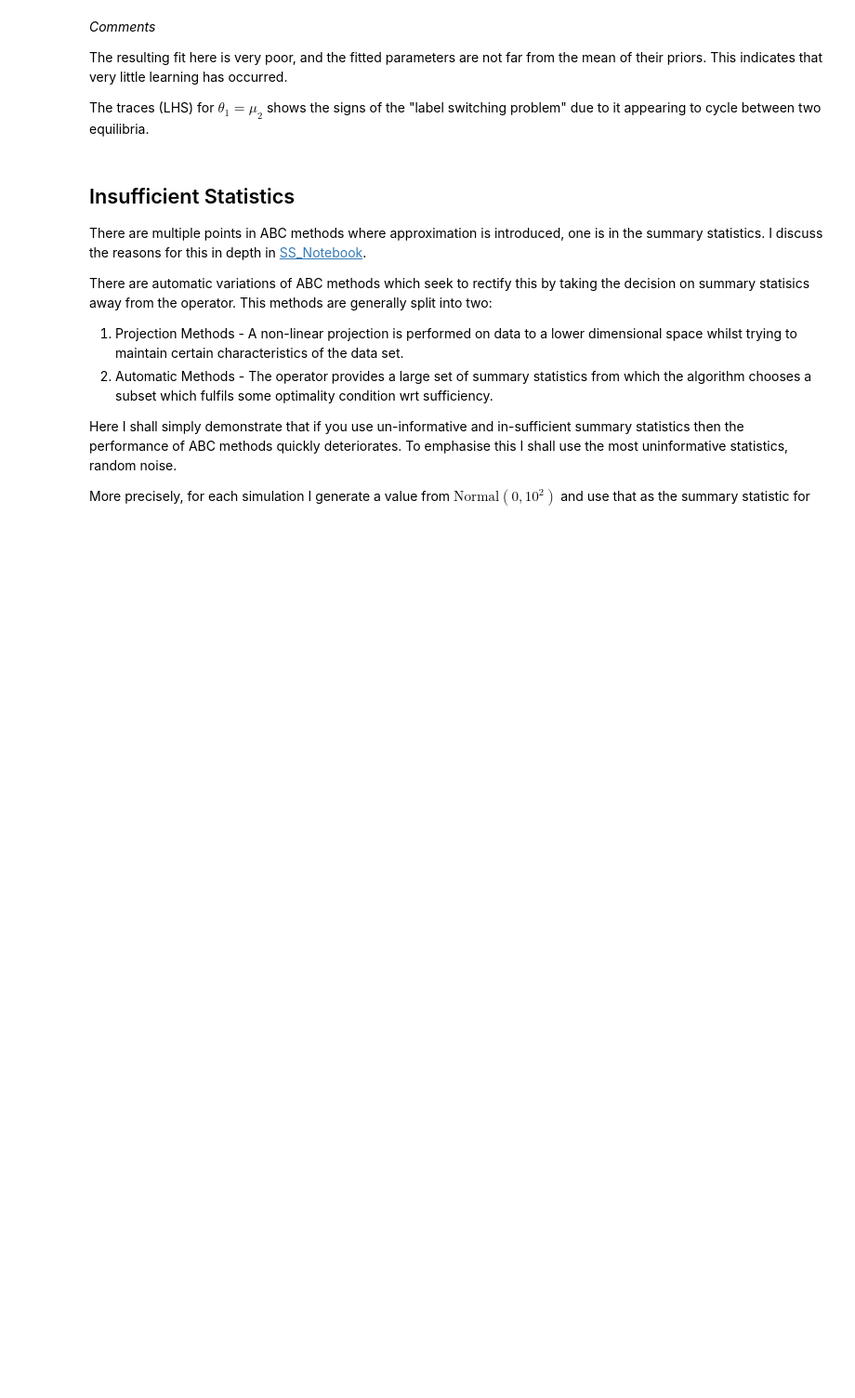
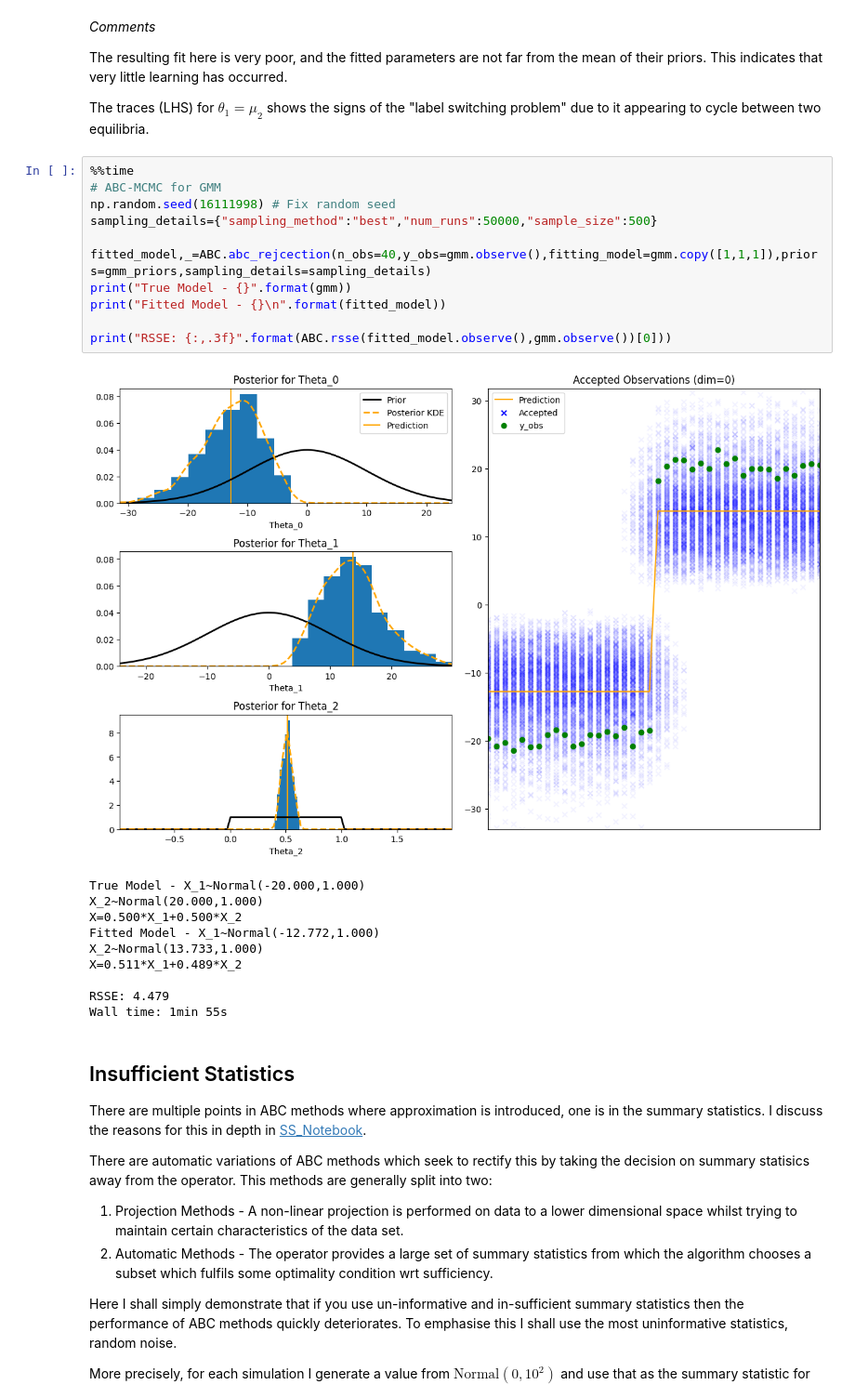
Before and after one commit to dajhutchinson/bayesian-modelling-of-epidemic-events, a Jupyter notebook: Code/ABC_Notebook.ipynb, the cells around one changed output. Shown at 93% size. Saved outputs shown, nothing was run; the diff lists cells and outputs as text; blank space fills up the shorter version.

```diff
--- a/Code/ABC_Notebook.ipynb
+++ b/Code/ABC_Notebook.ipynb
@@ -1002,6 +1002,28 @@ RSSE: 4.812
 The resulting fit here is very poor, and the fitted parameters are not far from the mean of their priors. This indicates that very little learning has occurred.
 
 The traces (LHS) for $\theta_1=\mu_2$ shows the signs of the "label switching problem" due to it appearing to cycle between two equilibria.
+# %%
+%%time
+# ABC-MCMC for GMM
+np.random.seed(16111998) # Fix random seed
+sampling_details={"sampling_method":"best","num_runs":50000,"sample_size":500}
+
+fitted_model,_=ABC.abc_rejcection(n_obs=40,y_obs=gmm.observe(),fitting_model=gmm.copy([1,1,1]),priors=gmm_priors,sampling_details=sampling_details)
+print("True Model - {}".format(gmm))
+print("Fitted Model - {}\n".format(fitted_model))
+
+print("RSSE: {:,.3f}".format(ABC.rsse(fitted_model.observe(),gmm.observe())[0]))
+# %% [output]
+[figure, added]
+True Model - X_1~Normal(-20.000,1.000)
+X_2~Normal(20.000,1.000)
+X=0.500*X_1+0.500*X_2
+Fitted Model - X_1~Normal(-12.772,1.000)
+X_2~Normal(13.733,1.000)
+X=0.511*X_1+0.489*X_2
+
+RSSE: 4.479
+Wall time: 1min 55s
 # %% [markdown]
 ## Insufficient Statistics
 There are multiple points in ABC methods where approximation is introduced, one is in the summary statistics. I discuss the reasons for this in depth in [SS_Notebook](SS_Notebook.ipynb).
```
Also changed, not shown: 3 other files.
